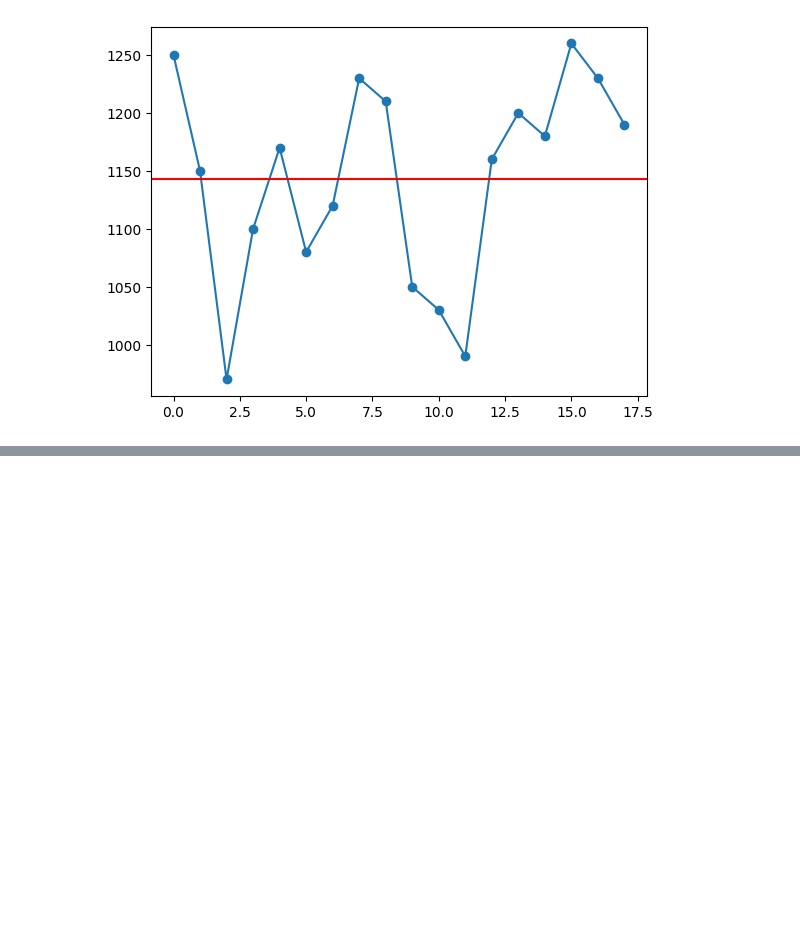
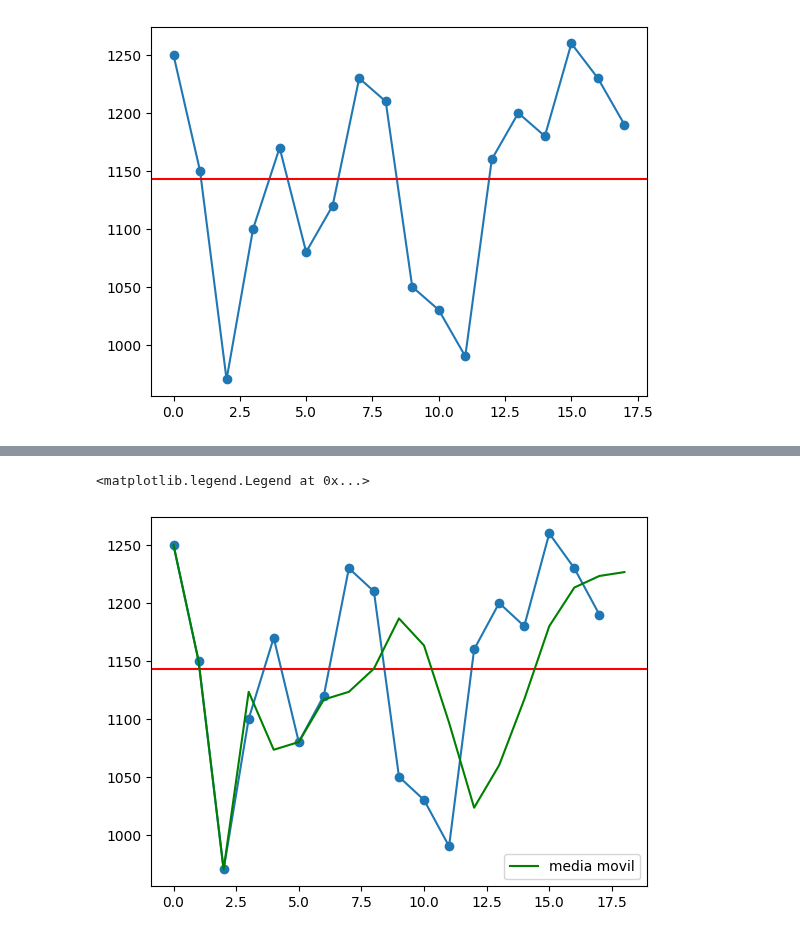
Before and after one commit to asegura4488/MetodosComputacionales2026, a Jupyter notebook: Semana10/MediaMovil.ipynb, the cells around one changed output, grey strips where cells are left out. Saved outputs shown, nothing was run; the diff lists cells and outputs as text; code cells hidden in the pictures; blank space fills up the shorter version.

```diff
--- a/Semana10/MediaMovil.ipynb
+++ b/Semana10/MediaMovil.ipynb
@@ -12,7 +12,7 @@ os.chdir("/content/drive/MyDrive/ColabNotebooks/Cursos/ MetodosComputacionales20
 # %%
 import pandas as pd
 data = pd.read_csv('Semana10/Data/MediaMovilData.csv')
-x = data.values
+x = np.array(data)
 # %%
 import numpy as np
 import matplotlib.pyplot as plt
@@ -35,3 +56,33 @@ plt.axhline(mean, color='r')
+# %%
+# Hagamos un modelo de media movil
+def GetMediaMovil(x,n):
+
+  media = np.zeros(len(x)+1)
+
+  for i in range(len(media)):
+
+    sum_ = 0.
+
+    if i >= n:
+
+      for j in range(i-n,i):
+
+        sum_ += x[j]
+
+      media[i] = sum_/n
+
+    else:
+      media[i] = x[i]
+
+  return media
 # %%
-# Hagamos un modelo de media movil
-def GetMediaMovil(x,n):
+# n dias es un hiperparametro del modelo
+media = GetMediaMovil(x,3)
+# %%
+plt.plot(x, '-o')
+plt.axhline(mean, color='r')
+plt.plot(media,'g',label='media movil')
+plt.legend()
+# %% [output]
+<matplotlib.legend.Legend at 0x...>
+[figure, added]
```
Also changed, not shown: parts of 4 cells of this notebook.
